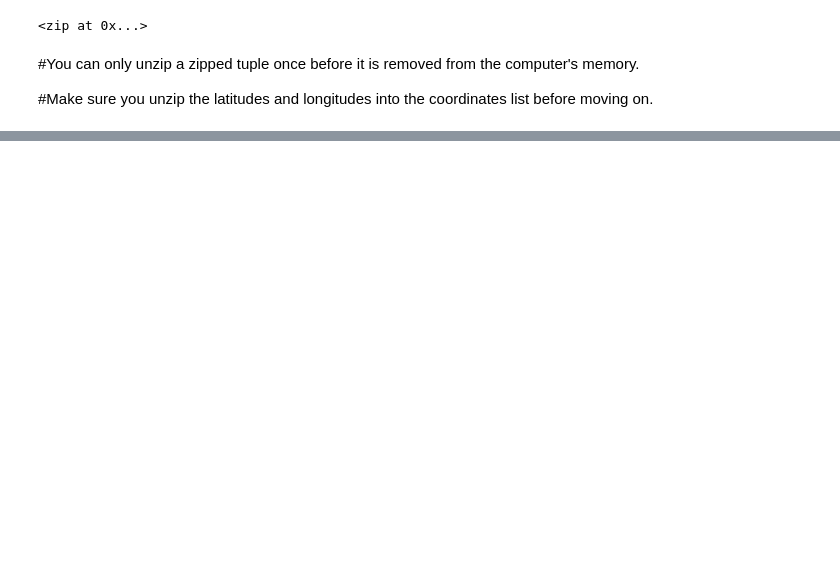
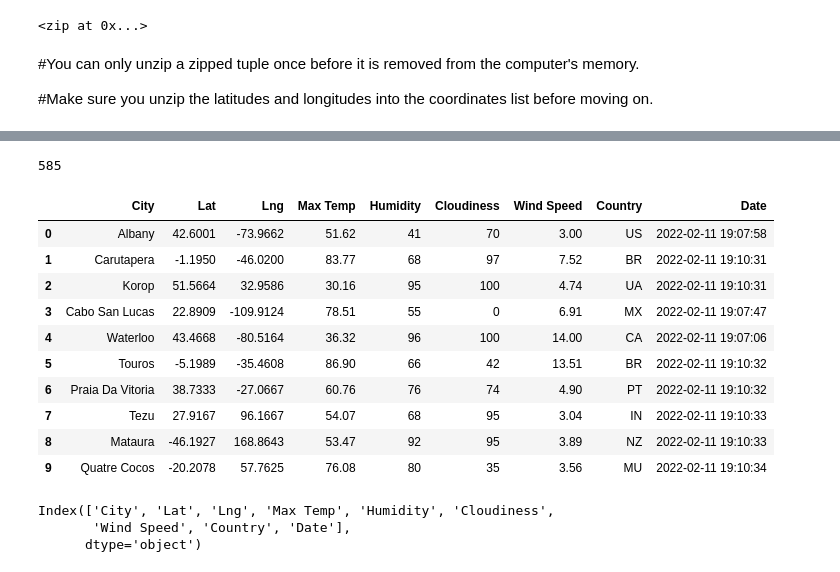
Before and after one commit to geforcerafa/World_Weather_Analysis, a Jupyter notebook: WeatherPy.ipynb, the cells around one changed output, grey strips where cells are left out. Cells and saved outputs as stored; diff of their text form; code cells hidden in the pictures; blank space fills up the shorter version.

```diff
--- a/WeatherPy.ipynb
+++ b/WeatherPy.ipynb
@@ -35,0 +53,3 @@ len(cities)
+# %%
+# Starting URL for Weather Map API Call.
+url = "http://api.openweathermap.org/data/2.5/weather?units=Imperial&APPID=" + weather_api_key
@@ -35,0 +60,24 @@ len(cities)
+# %%
+# UTILIZA 2 LOOPS PARA HACER LOS URL MEJOR SE VA A UTILIZAR EL DE ABAJO CON EL METODO ENUMERATE
+
+# Create an empty list to hold the weather data.
+city_data = []
+# Print the beginning of the logging.
+print("Beginning Data Retrieval     ")
+print("-----------------------------")
+
+# Create counters.
+record_count = 1
+set_count = 1
+
+# Loop through all the cities in our list.
+for i in range(len(cities)):
+
+    # Group cities in sets of 50 for logging purposes.
+    if (i % 50 == 0 and i >= 50):
+        set_count += 1
+        record_count = 1
+        time.sleep(60)
+
+    # Create endpoint URL with each city.
+    city_url = url + "&q=" + cities[i]
@@ -35,0 +164,26 @@ len(cities)
+# %%
+len(city_data)
+# %% [output]
+585
+# %%
+# Convert the array of dictionaries to a Pandas DataFrame.
+city_data_df = pd.DataFrame(city_data)
+city_data_df.head(10)
+# %% [output]
+|  | City | Lat | Lng | Max Temp | Humidity | Cloudiness | Wind Speed | Country | Date |
+| 0 | Albany | 42.6001 | -73.9662 | 51.62 | 41 | 70 | 3.00 | US | 2022-02-11 19:07:58 |
+| 1 | Carutapera | -1.1950 | -46.0200 | 83.77 | 68 | 97 | 7.52 | BR | 2022-02-11 19:10:31 |
+| 2 | Korop | 51.5664 | 32.9586 | 30.16 | 95 | 100 | 4.74 | UA | 2022-02-11 19:10:31 |
+| 3 | Cabo San Lucas | 22.8909 | -109.9124 | 78.51 | 55 | 0 | 6.91 | MX | 2022-02-11 19:07:47 |
+| 4 | Waterloo | 43.4668 | -80.5164 | 36.32 | 96 | 100 | 14.00 | CA | 2022-02-11 19:07:06 |
+| 5 | Touros | -5.1989 | -35.4608 | 86.90 | 66 | 42 | 13.51 | BR | 2022-02-11 19:10:32 |
+| 6 | Praia Da Vitoria | 38.7333 | -27.0667 | 60.76 | 76 | 74 | 4.90 | PT | 2022-02-11 19:10:32 |
+| 7 | Tezu | 27.9167 | 96.1667 | 54.07 | 68 | 95 | 3.04 | IN | 2022-02-11 19:10:33 |
+| 8 | Mataura | -46.1927 | 168.8643 | 53.47 | 92 | 95 | 3.89 | NZ | 2022-02-11 19:10:33 |
+| 9 | Quatre Cocos | -20.2078 | 57.7625 | 76.08 | 80 | 35 | 3.56 | MU | 2022-02-11 19:10:34 |
+# %%
+city_data_df.keys()
+# %% [output]
+Index(['City', 'Lat', 'Lng', 'Max Temp', 'Humidity', 'Cloudiness',
+       'Wind Speed', 'Country', 'Date'],
+      dtype='object')
```
Also changed, not shown: parts of 11 cells of this notebook, 4 other files.
